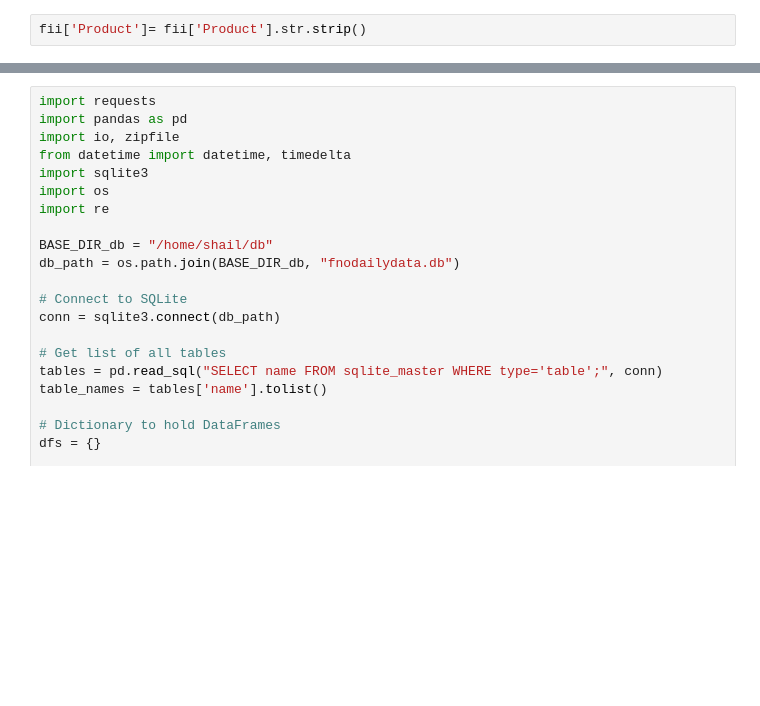
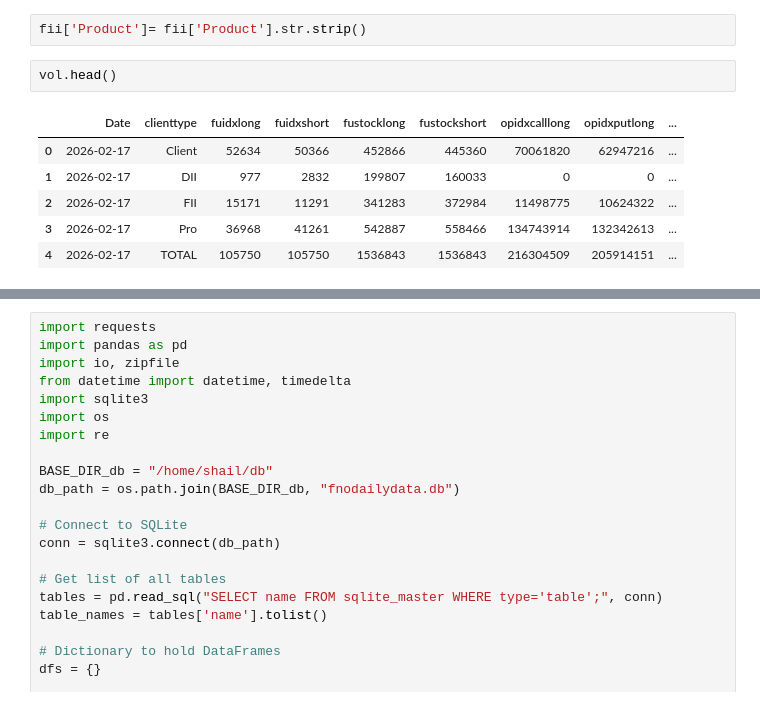
Before and after one commit to shailsun28/stockshortlisting, a Jupyter notebook: Untitled1.ipynb, the cells around one changed output, grey strips where cells are left out. Cells and saved outputs as stored; diff of their text form; blank space fills up the shorter version.

```diff
--- a/Untitled1.ipynb
+++ b/Untitled1.ipynb
@@ -590,5 +590,14 @@ fuidx_vol.head()
 | 4 | 2026-02-17 | TOTAL | 100.00 | 100.00 | 100.00 | 100.00 | 0.00 | 0.00 | ... |
 # %%
 fii['Product']= fii['Product'].str.strip()
+# %%
+vol.head()
+# %% [output]
+|  | Date | clienttype | fuidxlong | fuidxshort | fustocklong | fustockshort | opidxcalllong | opidxputlong | ... |
+| 0 | 2026-02-17 | Client | 52634 | 50366 | 452866 | 445360 | 70061820 | 62947216 | ... |
+| 1 | 2026-02-17 | DII | 977 | 2832 | 199807 | 160033 | 0 | 0 | ... |
+| 2 | 2026-02-17 | FII | 15171 | 11291 | 341283 | 372984 | 11498775 | 10624322 | ... |
+| 3 | 2026-02-17 | Pro | 36968 | 41261 | 542887 | 558466 | 134743914 | 132342613 | ... |
+| 4 | 2026-02-17 | TOTAL | 105750 | 105750 | 1536843 | 1536843 | 216304509 | 205914151 | ... |
 # %%
 # totvolavg = Trdvalrscrs / noofcons (crores per contract), rounded to 3 decimals
```
Also changed, not shown: parts of 5 cells of this notebook.
